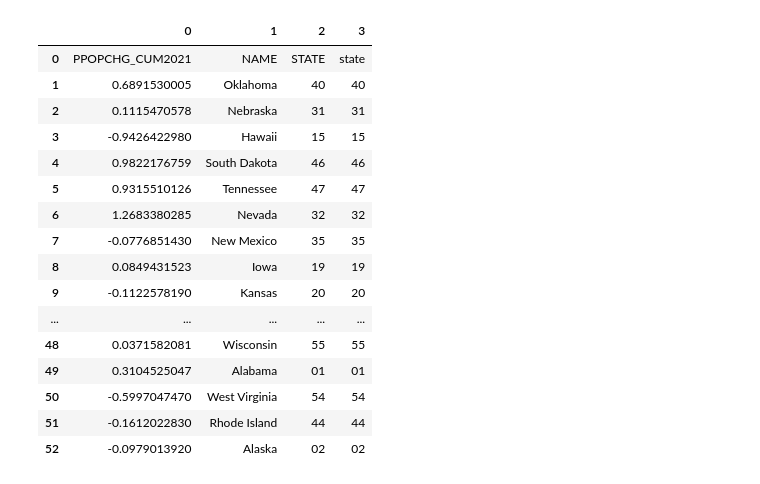
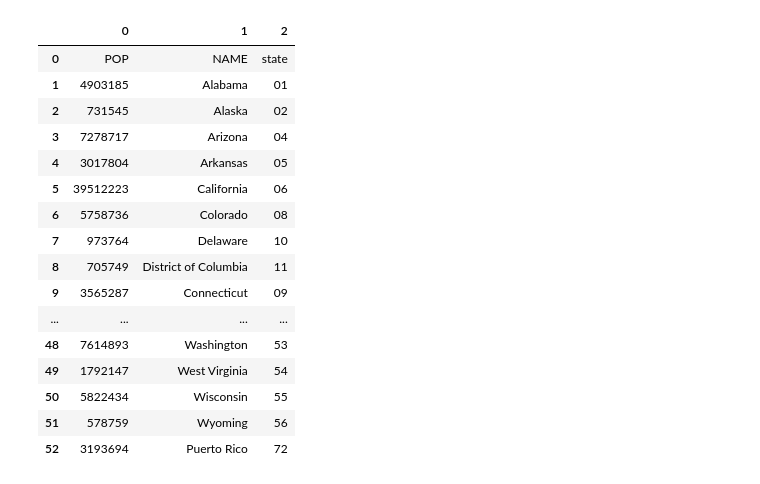
Before and after one commit to mfeas/Population-Estimates, a Jupyter notebook: LoadApi.ipynb, the cells around one changed output. Saved outputs shown, nothing was run; the diff lists cells and outputs as text; code cells hidden in the pictures.

```diff
--- a/LoadApi.ipynb
+++ b/LoadApi.ipynb
@@ -12,28 +12,28 @@ import json
 from CenKey import CensusKey
 # %%
 #https://api.census.gov/data/2021/pep/population?get=PPOPCHG_CUM2021,NAME,STATE&for=state:*&key={0}
-url = "https://api.census.gov/data/2021/pep/population?get=PPOPCHG_CUM2021,NAME,STATE&for=state:*&key={0}".format(CensusKey)
+#2019 Population census estimations
+url = "https://api.census.gov/data/2019/pep/population?get=POP,NAME&for=state:*&key={0}".format(CensusKey)
 response = requests.request("GET",url)
 Data = json.loads(response.text)
-PercentChange = pd.DataFrame(Data)
-PercentChange.to_csv('Percentage change.csv')
-PercentChange
+Population2019 = pd.DataFrame(Data)
+Population2019
 # %% [output]
-|  | 0 | 1 | 2 | 3 |
-| 0 | PPOPCHG_CUM2021 | NAME | STATE | state |
-| 1 | 0.6891530005 | Oklahoma | 40 | 40 |
-| 2 | 0.1115470578 | Nebraska | 31 | 31 |
-| 3 | -0.9426422980 | Hawaii | 15 | 15 |
-| 4 | 0.9822176759 | South Dakota | 46 | 46 |
-| 5 | 0.9315510126 | Tennessee | 47 | 47 |
-| 6 | 1.2683380285 | Nevada | 32 | 32 |
-| 7 | -0.0776851430 | New Mexico | 35 | 35 |
-| 8 | 0.0849431523 | Iowa | 19 | 19 |
-| 9 | -0.1122578190 | Kansas | 20 | 20 |
-| ... | ... | ... | ... | ... |
-| 48 | 0.0371582081 | Wisconsin | 55 | 55 |
-| 49 | 0.3104525047 | Alabama | 01 | 01 |
-| 50 | -0.5997047470 | West Virginia | 54 | 54 |
-| 51 | -0.1612022830 | Rhode Island | 44 | 44 |
-| 52 | -0.0979013920 | Alaska | 02 | 02 |
+|  | 0 | 1 | 2 |
+| 0 | POP | NAME | state |
+| 1 | 4903185 | Alabama | 01 |
+| 2 | 731545 | Alaska | 02 |
+| 3 | 7278717 | Arizona | 04 |
+| 4 | 3017804 | Arkansas | 05 |
+| 5 | 39512223 | California | 06 |
+| 6 | 5758736 | Colorado | 08 |
+| 7 | 973764 | Delaware | 10 |
+| 8 | 705749 | District of Columbia | 11 |
+| 9 | 3565287 | Connecticut | 09 |
+| ... | ... | ... | ... |
+| 48 | 7614893 | Washington | 53 |
+| 49 | 1792147 | West Virginia | 54 |
+| 50 | 5822434 | Wisconsin | 55 |
+| 51 | 578759 | Wyoming | 56 |
+| 52 | 3193694 | Puerto Rico | 72 |
 # %%
```
Also changed, not shown: parts of 3 cells of this notebook, 1 other file.
